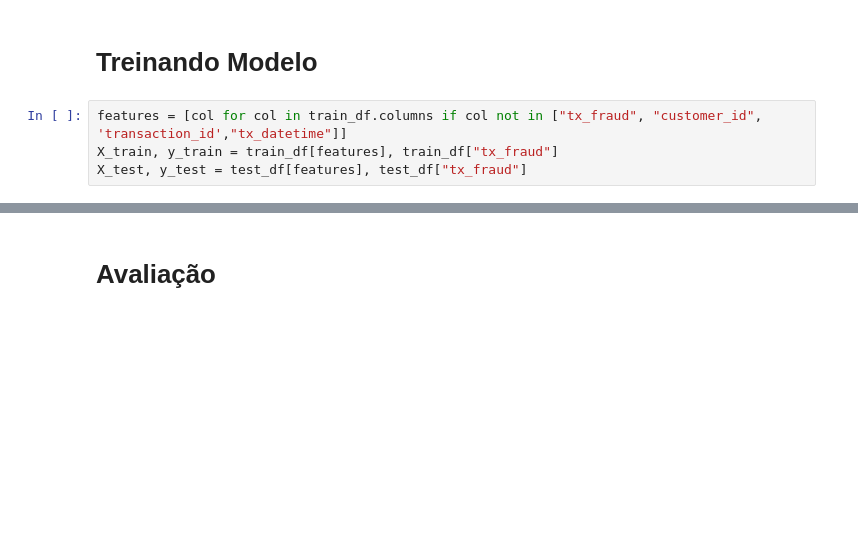
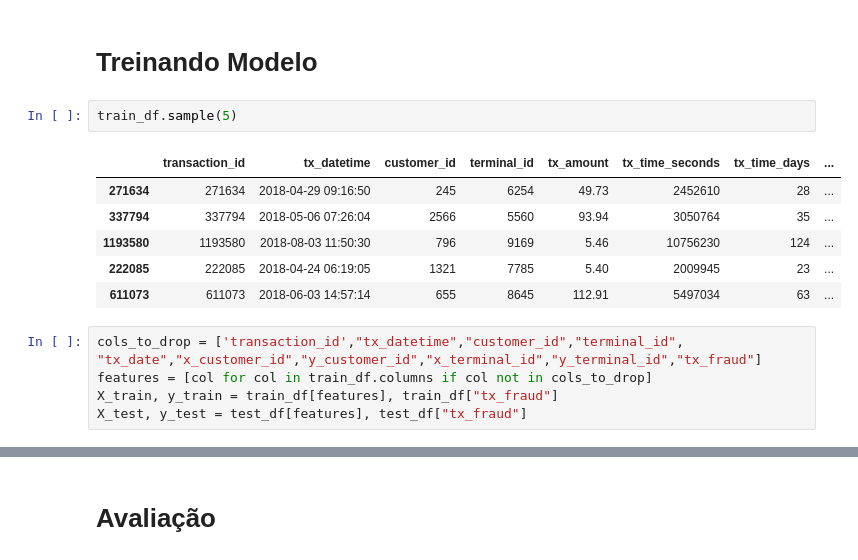
Before and after one commit to CaioMendes92/fraud_detection, a Jupyter notebook: cycles/cycle-01.ipynb, the cells around one changed output, grey strips where cells are left out. Drawn from its saved outputs; the diff is of its cells as text; blank space fills up the shorter version.

```diff
--- a/cycles/cycle-01.ipynb
+++ b/cycles/cycle-01.ipynb
@@ -251,8 +318,18 @@ plt.show()
 Não deu pra ver diferenças.
 # %% [markdown]
 # Treinando Modelo
+# %%
+train_df.sample(5)
+# %% [output]
+|  | transaction_id | tx_datetime | customer_id | terminal_id | tx_amount | tx_time_seconds | tx_time_days | ... |
+| 271634 | 271634 | 2018-04-29 09:16:50 | 245 | 6254 | 49.73 | 2452610 | 28 | ... |
+| 337794 | 337794 | 2018-05-06 07:26:04 | 2566 | 5560 | 93.94 | 3050764 | 35 | ... |
+| 1193580 | 1193580 | 2018-08-03 11:50:30 | 796 | 9169 | 5.46 | 10756230 | 124 | ... |
+| 222085 | 222085 | 2018-04-24 06:19:05 | 1321 | 7785 | 5.40 | 2009945 | 23 | ... |
+| 611073 | 611073 | 2018-06-03 14:57:14 | 655 | 8645 | 112.91 | 5497034 | 63 | ... |
 # %%
-features = [col for col in train_df.columns if col not in ["tx_fraud", "customer_id", 'transaction_id',"tx_datetime"]]
+cols_to_drop = ['transaction_id',"tx_datetime","customer_id","terminal_id", "tx_date","x_customer_id","y_customer_id","x_terminal_id","y_terminal_id","tx_fraud"]
+features = [col for col in train_df.columns if col not in cols_to_drop]
 X_train, y_train = train_df[features], train_df["tx_fraud"]
 X_test, y_test = test_df[features], test_df["tx_fraud"]
 # %%
```
Also changed, not shown: parts of 36 cells of this notebook, 3 other files.
